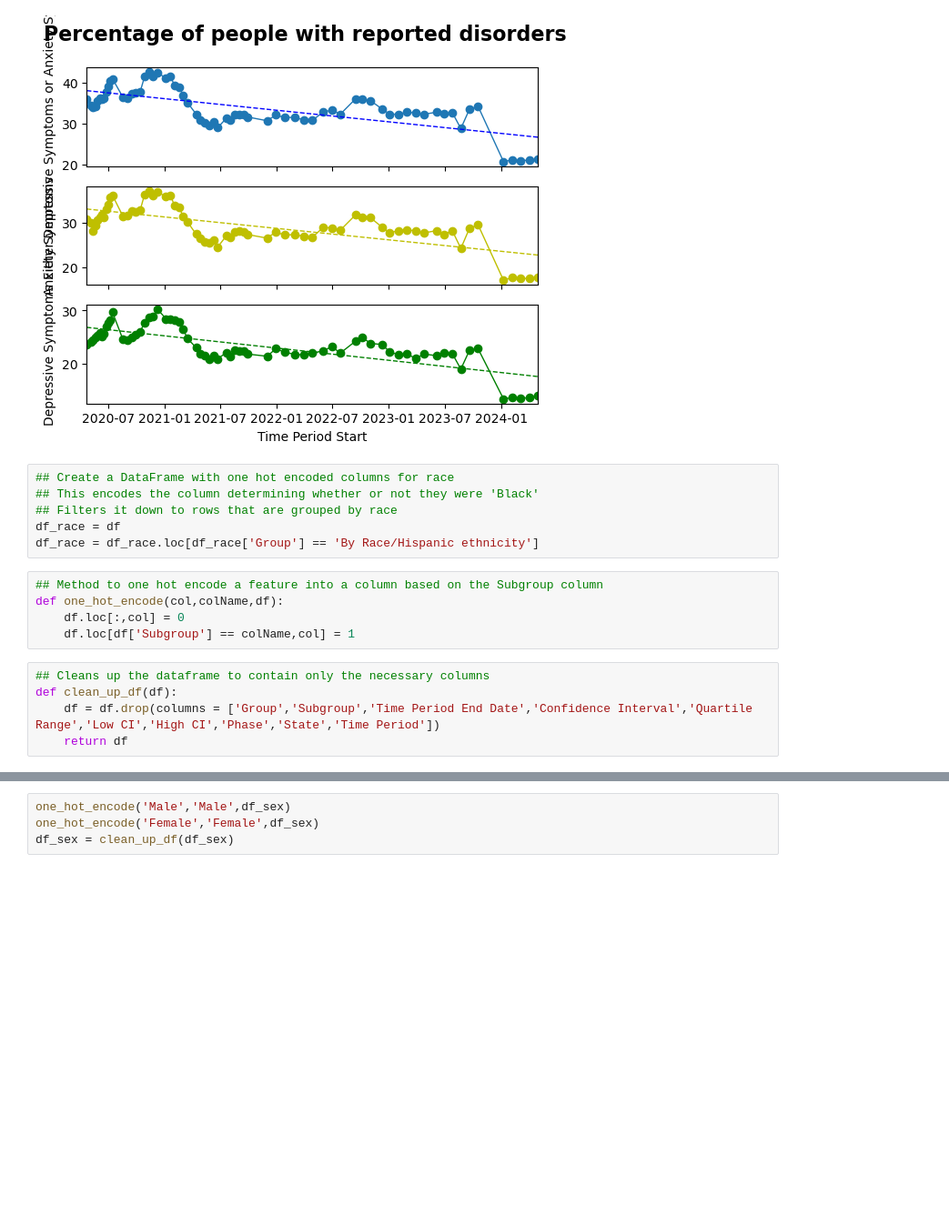
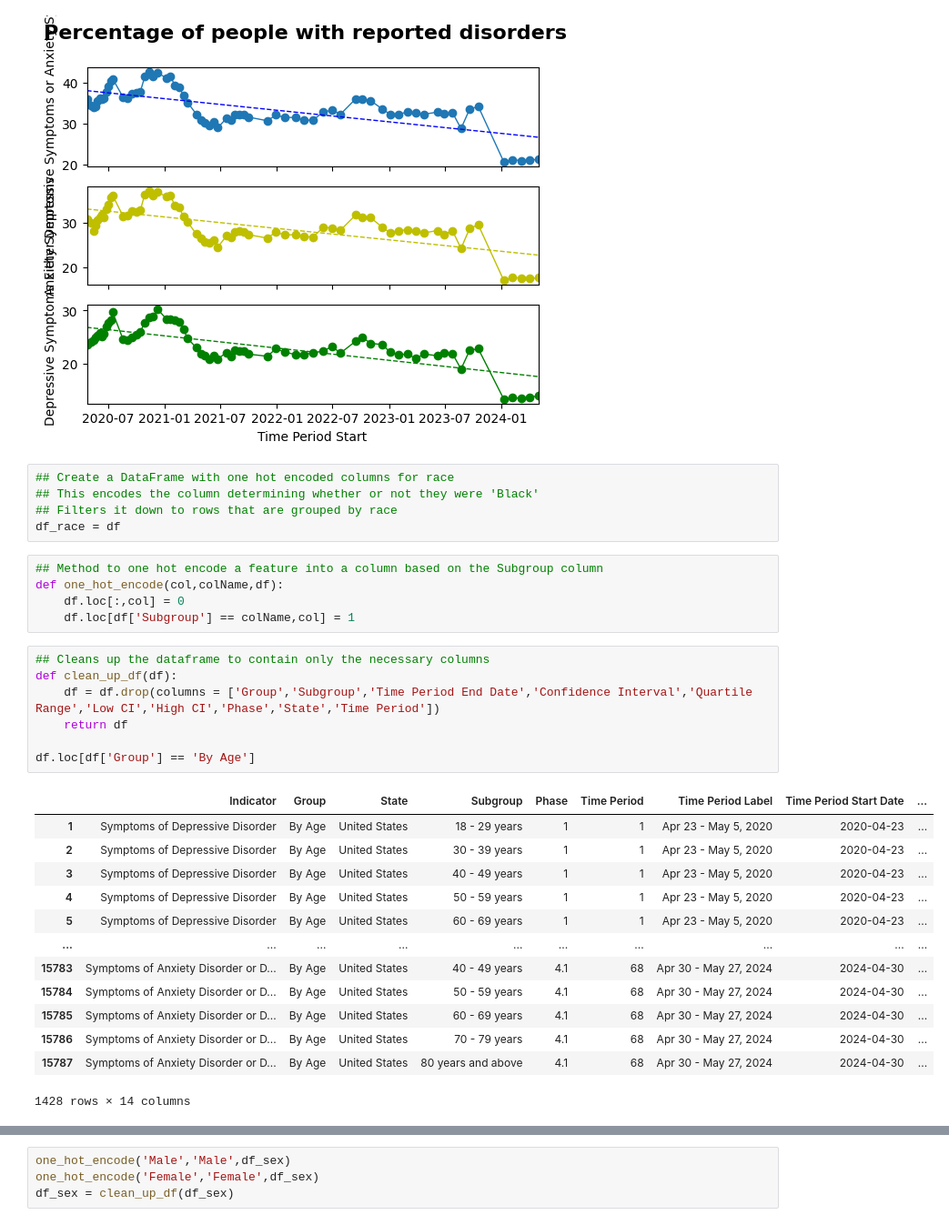
Before and after one commit to baraban7890/Unmasking-Anxiety, a Jupyter notebook: Project1.ipynb, the cells around one changed output, grey strips where cells are left out. Shown: that part at 91% size. Saved outputs shown, nothing was run; the diff lists cells and outputs as text; blank space fills up the shorter version.

```diff
--- a/Project1.ipynb
+++ b/Project1.ipynb
@@ -215,7 +247,6 @@ plt.show()
 ## This encodes the column determining whether or not they were 'Black'
 ## Filters it down to rows that are grouped by race
 df_race = df
-df_race = df_race.loc[df_race['Group'] == 'By Race/Hispanic ethnicity']
 # %%
 ## Method to one hot encode a feature into a column based on the Subgroup column
 def one_hot_encode(col,colName,df):
@@ -224,8 +255,24 @@ def one_hot_encode(col,colName,df):
 # %%
 ## Cleans up the dataframe to contain only the necessary columns
 def clean_up_df(df):
     df = df.drop(columns = ['Group','Subgroup','Time Period End Date','Confidence Interval','Quartile Range','Low CI','High CI','Phase','State','Time Period'])
     return df
+
+df.loc[df['Group'] == 'By Age']
+# %% [output]
+|  | Indicator | Group | State | Subgroup | Phase | Time Period | Time Period Label | Time Period Start Date | ... |
+| 1 | Symptoms of Depressive Disorder | By Age | United States | 18 - 29 years | 1 | 1 | Apr 23 - May 5, 2020 | 2020-04-23 | ... |
+| 2 | Symptoms of Depressive Disorder | By Age | United States | 30 - 39 years | 1 | 1 | Apr 23 - May 5, 2020 | 2020-04-23 | ... |
+| 3 | Symptoms of Depressive Disorder | By Age | United States | 40 - 49 years | 1 | 1 | Apr 23 - May 5, 2020 | 2020-04-23 | ... |
+| 4 | Symptoms of Depressive Disorder | By Age | United States | 50 - 59 years | 1 | 1 | Apr 23 - May 5, 2020 | 2020-04-23 | ... |
+| 5 | Symptoms of Depressive Disorder | By Age | United States | 60 - 69 years | 1 | 1 | Apr 23 - May 5, 2020 | 2020-04-23 | ... |
+| ... | ... | ... | ... | ... | ... | ... | ... | ... | ... |
+| 15783 | Symptoms of Anxiety Disorder or D... | By Age | United States | 40 - 49 years | 4.1 | 68 | Apr 30 - May 27, 2024 | 2024-04-30 | ... |
+| 15784 | Symptoms of Anxiety Disorder or D... | By Age | United States | 50 - 59 years | 4.1 | 68 | Apr 30 - May 27, 2024 | 2024-04-30 | ... |
+| 15785 | Symptoms of Anxiety Disorder or D... | By Age | United States | 60 - 69 years | 4.1 | 68 | Apr 30 - May 27, 2024 | 2024-04-30 | ... |
+| 15786 | Symptoms of Anxiety Disorder or D... | By Age | United States | 70 - 79 years | 4.1 | 68 | Apr 30 - May 27, 2024 | 2024-04-30 | ... |
+| 15787 | Symptoms of Anxiety Disorder or D... | By Age | United States | 80 years and above | 4.1 | 68 | Apr 30 - May 27, 2024 | 2024-04-30 | ... |
+1428 rows × 14 columns
 # %%
 ## This encodes the column determining whether or not they were 'White' and single race, 1 if they are and 0 if they are not
 one_hot_encode('Black','Non-Hispanic Black, single race',df_race)
```
Also changed, not shown: parts of 18 cells of this notebook.
